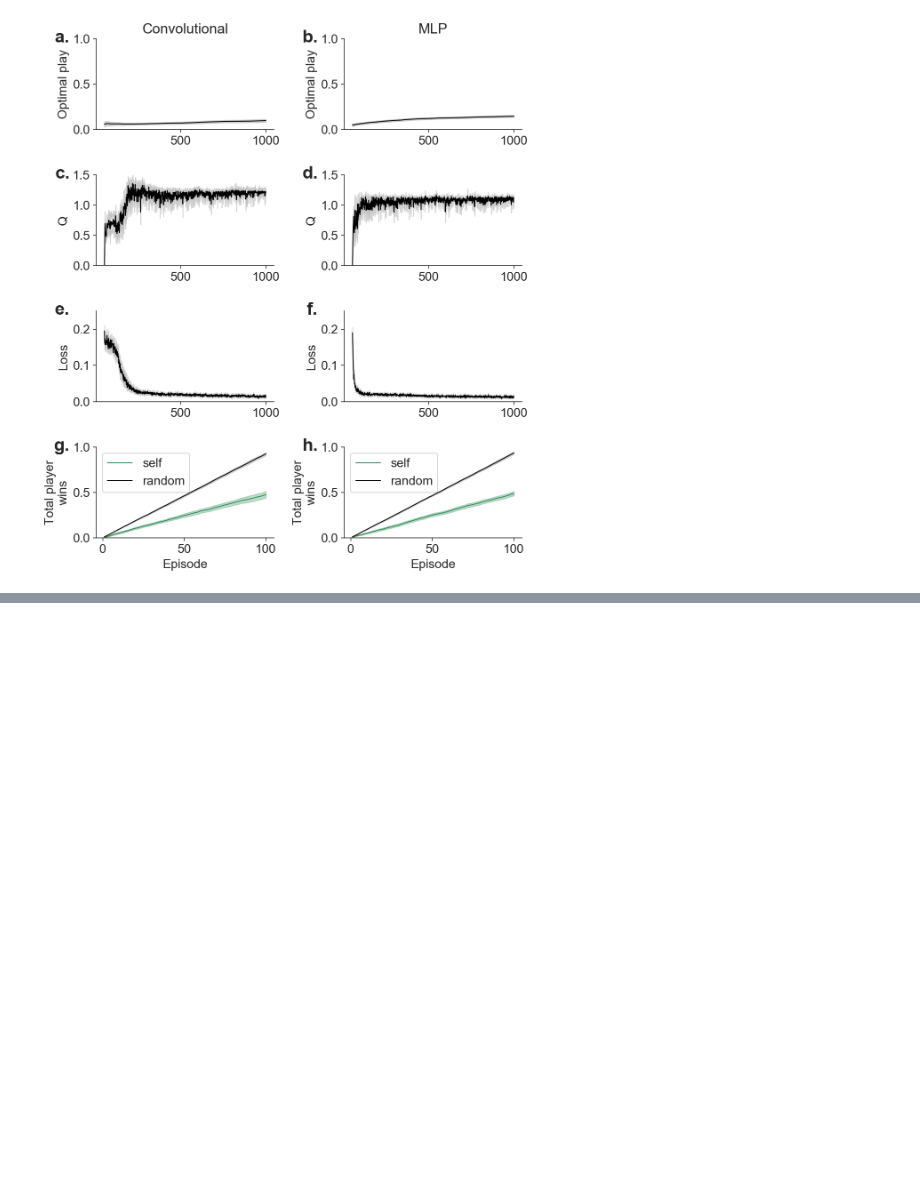
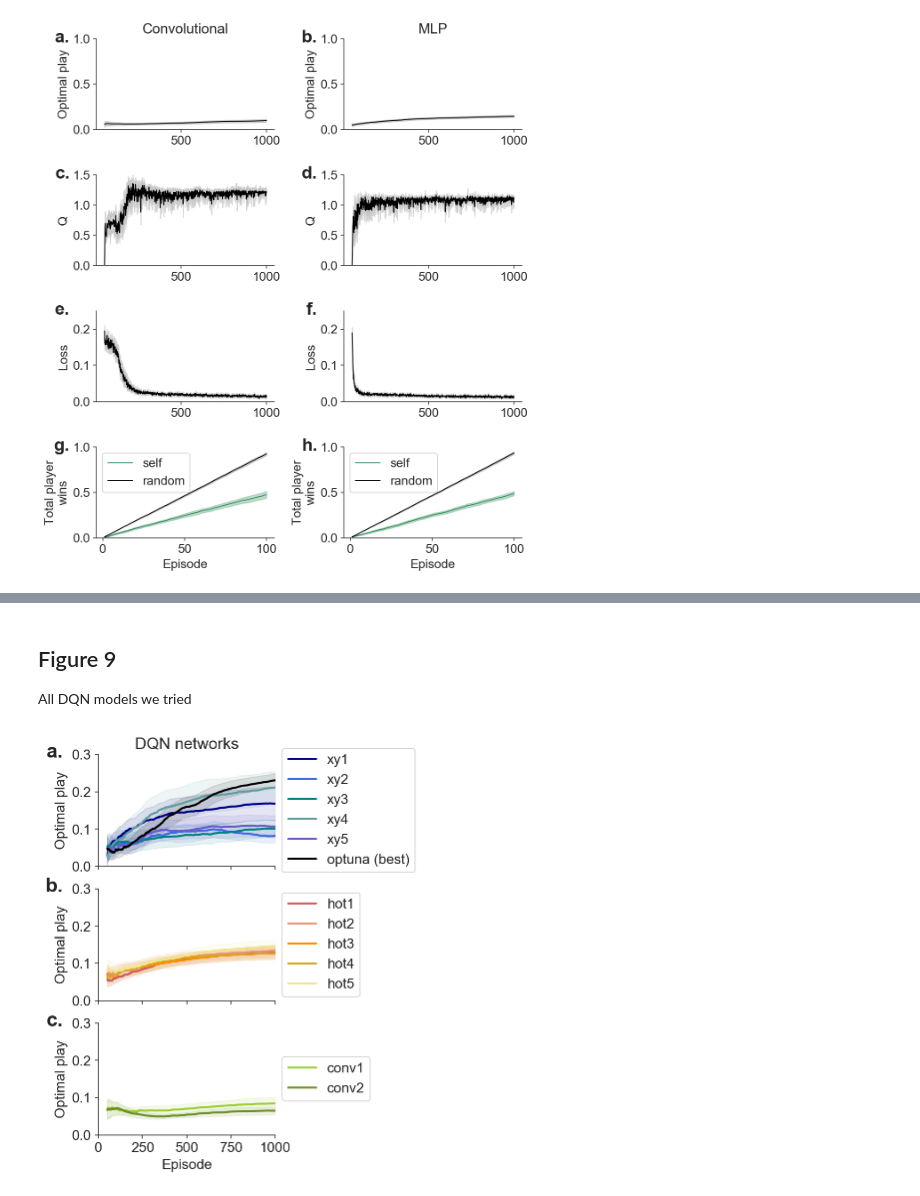
Before and after one commit to CoAxLab/azad, a Jupyter notebook: notebooks/figures.ipynb, the cells around one changed output, grey strips where cells are left out. Cells and saved outputs as stored; diff of their text form; code cells hidden in the pictures; blank space fills up the shorter version.

```diff
--- a/notebooks/figures.ipynb
+++ b/notebooks/figures.ipynb
@@ -995,0 +1113,71 @@ plt.savefig("figure_9.png", dpi=500, bbox_inches='tight')
+# %% [markdown]
+## Figure 9
+
+All DQN models we tried
+# %%
+fig, ax = plt.subplots(3, 1, figsize=(6, 6.5), sharex=True, sharey=True)
+_ = sns.despine()
+
+# Set column titles
+_ = ax[0].set_title("DQN networks")
+
+
+# Score
+key = 'score'
+
+# -
+colors = [ "darkblue", "royalblue", "teal", "cadetblue", "slateblue", "black"]
+for color, model, name in zip(colors, mlp_xy, mlp_xy_names):
+    episodes, avg, sem = score_summary(exp_73[model], key=key)
+    _ = ax[0].plot(episodes, avg, linestyle="-", color=color, alpha=1.0, linewidth=2, label=name)
+    _ = ax[0].fill_between(episodes,
+                           avg + 2*sem,
+                           avg - 2*sem,
+                           color=color, alpha=0.1)
+_ = ax[0].legend(loc='center left', bbox_to_anchor=(1, 0.5))
+_ = ax[0].set_ylabel("Optimal play")
+_ = ax[0].set_xlim(0, 1000)
+_ = ax[0].set_ylim(0, .3)
+_ = ax[0].text(-0.2, 1.1, "a.", transform=ax[0].transAxes,
+      fontsize=20, fontweight='bold', va='top', ha='right')
+
+# -
+colors = [ "indianred", "darksalmon", "darkorange", "goldenrod", "khaki"]
+for color, model, name in zip(colors, mlp_hot, mlp_hot_names):
+    episodes, avg, sem = score_summary(exp_63[model], key=key)
+    _ = ax[1].plot(episodes, avg, linestyle="-", color=color, alpha=1.0, linewidth=2, label=name)
+    _ = ax[1].fill_between(episodes,
+                           avg + 2*sem,
+                           avg - 2*sem,
+                           color=color, alpha=0.1)
+_ = ax[1].legend(loc='center left', bbox_to_anchor=(1, 0.5))
+_ = ax[1].set_ylabel("Optimal play")
+_ = ax[1].set_xlim(0, 1000)
+_ = ax[1].set_ylim(0, .3)
+_ = ax[1].text(-0.2, 1.1, "b.", transform=ax[1].transAxes,
+      fontsize=20, fontweight='bold', va='top', ha='right')
+
+# -
+colors = ["yellowgreen", "olivedrab", "olive"]
+for color, model, name in zip(colors, conv_hot, conv_hot_names):
+    episodes, avg, sem = score_summary(exp_63[model], key=key)
+    _ = ax[2].plot(episodes, avg, linestyle="-", color=color, alpha=1.0, linewidth=2, label=name)
+    _ = ax[2].fill_between(episodes,
+                           avg + 2*sem,
+                           avg - 2*sem,
+                           color=color, alpha=0.1)
+_ = ax[2].legend(loc='center left', bbox_to_anchor=(1, 0.5))
+_ = ax[2].set_xlabel("Episode")
+_ = ax[2].set_ylabel("Optimal play")
+_ = ax[2].set_ylim(0, .3)
+_ = ax[2].set_xlim(0, 1000)
+_ = ax[2].text(-0.2, 1.1, "c.", transform=ax[2].transAxes,
+      fontsize=20, fontweight='bold', va='top', ha='right')
+
+# -
+_ = fig.tight_layout()
+_ = fig.subplots_adjust(hspace=.2)
+
+plt.savefig("figure_9.png", dpi=500, bbox_inches='tight')
+# %% [output]
+[figure, added]
```
Also changed, not shown: parts of 11 cells of this notebook.
